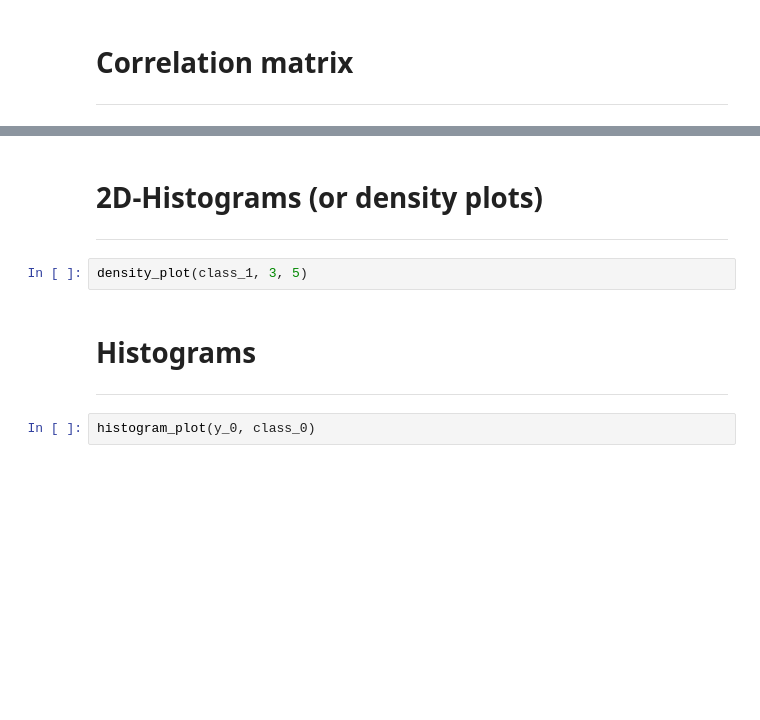
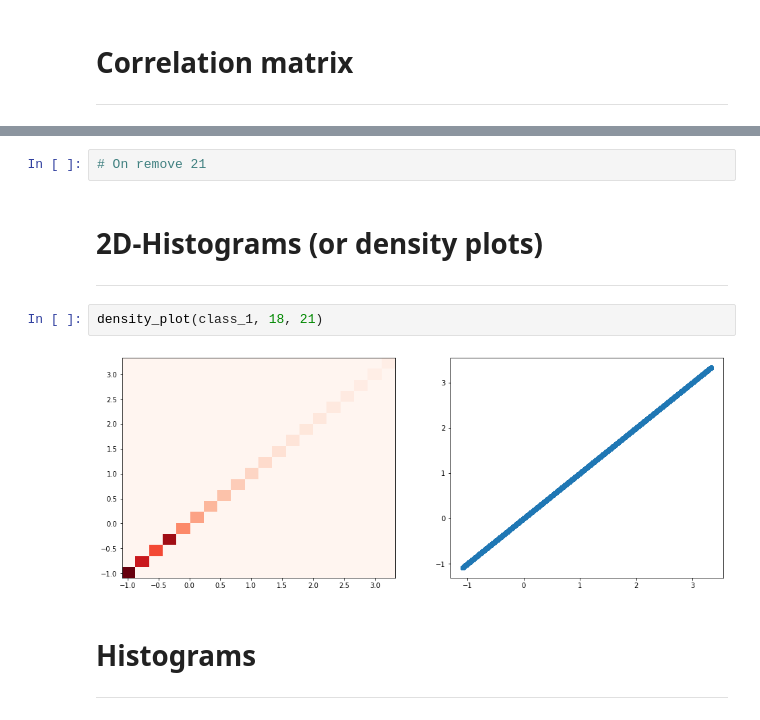
Before and after one commit to gaspardvilla/ML-Project, a Jupyter notebook: Project 1/scripts/Plots.ipynb, the cells around one changed output, grey strips where cells are left out. Cells and saved outputs as stored; diff of their text form; blank space fills up the shorter version.

```diff
--- a/Project 1/scripts/Plots.ipynb
+++ b/Project 1/scripts/Plots.ipynb
@@ -79,12 +87,14 @@ correlation_plot(class_1)
+# %%
+# On remove 21
 # %% [markdown]
 # 2D-Histograms (or density plots)
 
 ***
 # %%
-density_plot(class_1, 3, 5)
+density_plot(class_1, 18, 21)
+# %% [output]
+[figure, added]
 # %% [markdown]
 # Histograms
 
 ***
-# %%
-histogram_plot(y_0, class_0)
```
Also changed, not shown: parts of 4 cells of this notebook, 4 other files.
